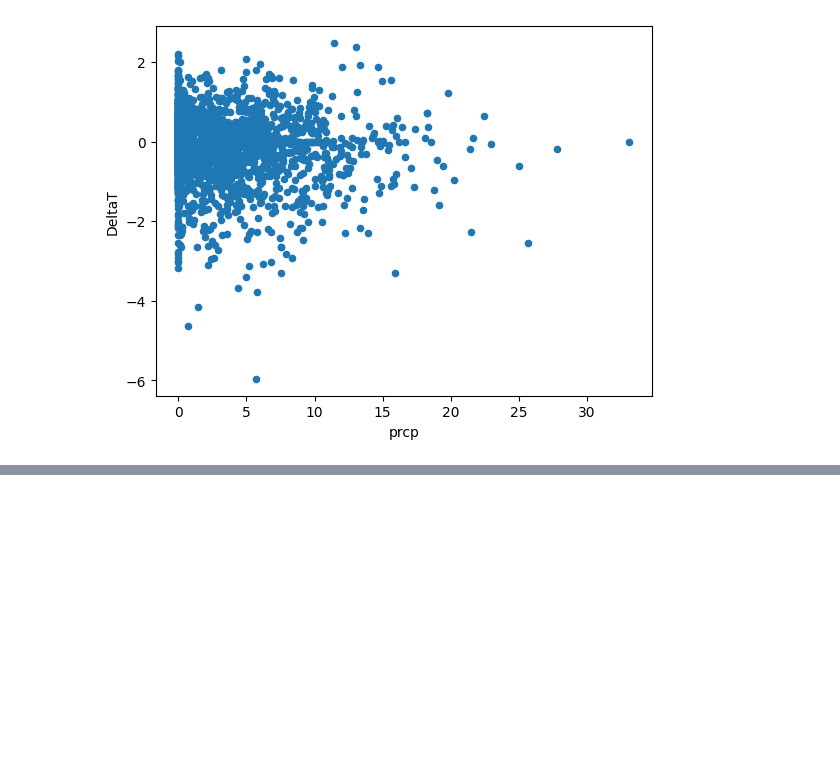
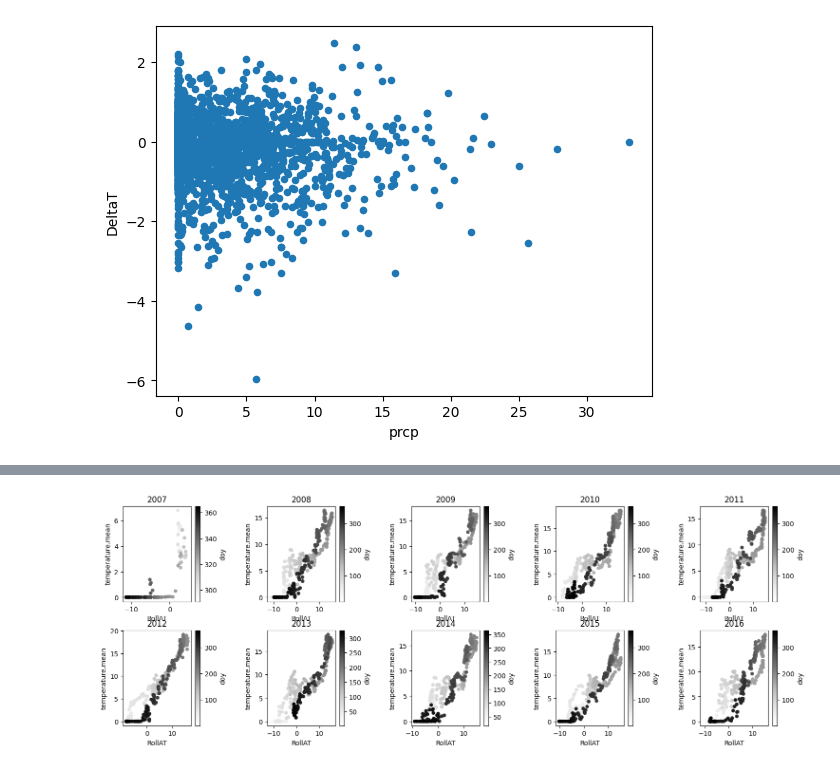
Before and after one commit to mines-ciroh/TempEst-NEWT, a Jupyter notebook: case_studies.ipynb, the cells around one changed output, grey strips where cells are left out. Saved outputs shown, nothing was run; the diff lists cells and outputs as text; code cells hidden in the pictures; blank space fills up the shorter version.

```diff
--- a/case_studies.ipynb
+++ b/case_studies.ipynb
@@ -89,0 +140,12 @@ csd["RollAT"] = csd["tmax"].roll
+# %%
+csd["year"] = csd["date"].dt.year
+# %%
+_, axes = plt.subplots(nrows=2, ncols=5, figsize=(18,6))
+plt.subplots_adjust(wspace=0.7, hspace=0.3)
+for year in range(2007, 2017):
+    x = (year - 2007) // 5
+    y = (year - 2007) % 5
+    csd[csd["year"]==year].plot.scatter(x="RollAT", y="temperature.mean", c="doy", ax=axes[x, y])
+    axes[x, y].set_title(str(year))
+# %% [output]
+[figure, added]
```
Also changed, not shown: parts of 6 cells of this notebook.
